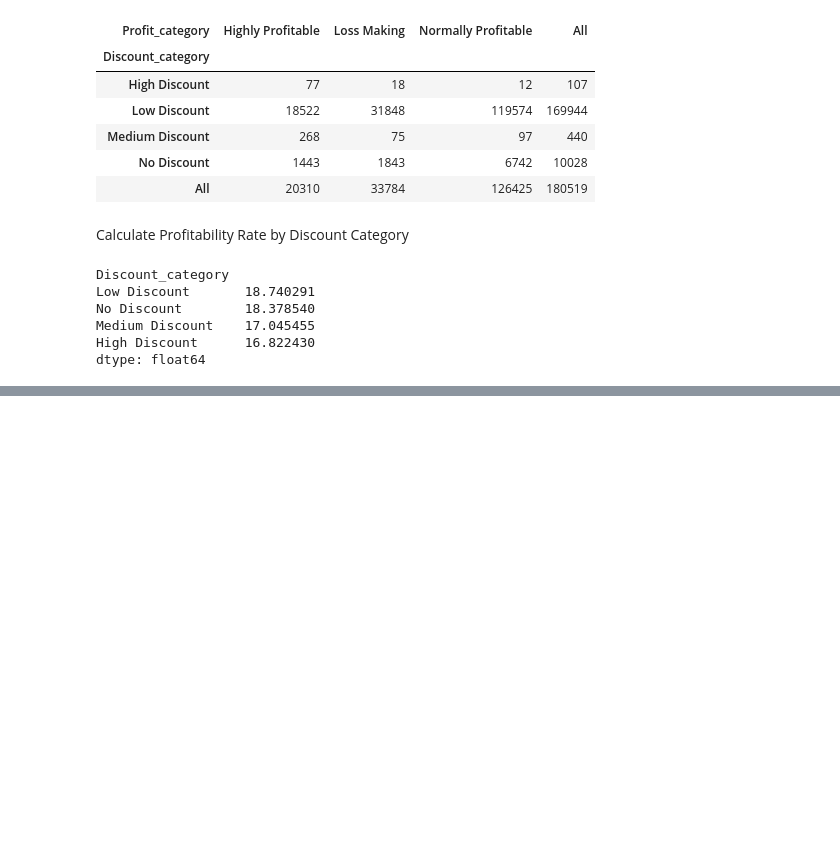
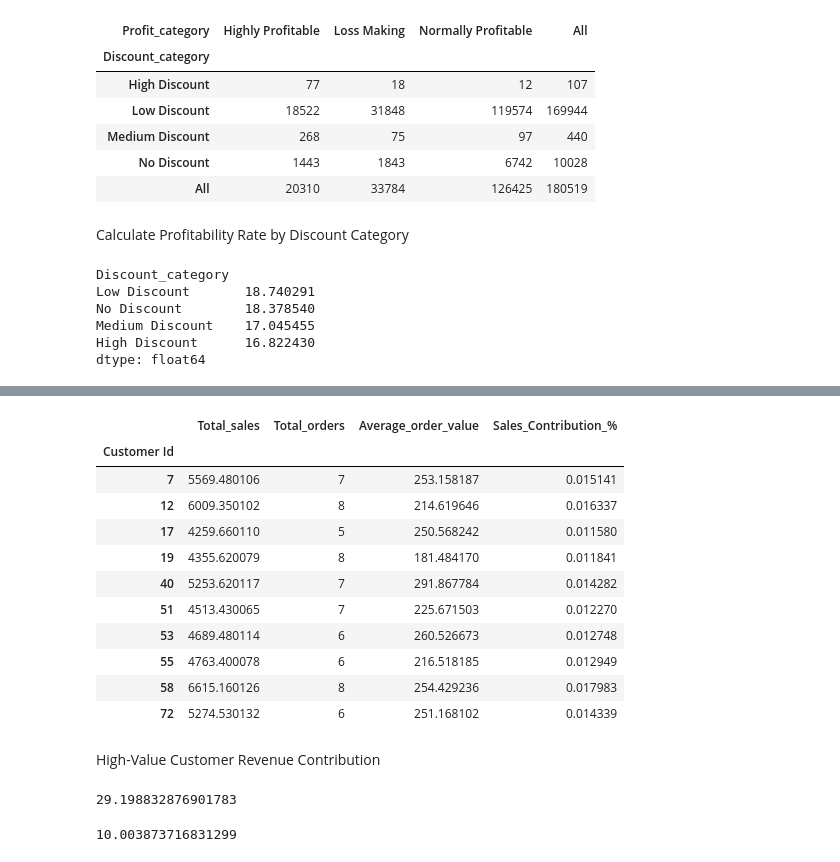
Before and after one commit to ivaibhavpawar1045/Python-Data-Analytics, a Jupyter notebook: 23_advanced_filtering_and_conditional_analysis/advanced_filtering_analysis.ipynb, the cells around one changed output, grey strips where cells are left out. Saved outputs shown, nothing was run; the diff lists cells and outputs as text; code cells hidden in the pictures; blank space fills up the shorter version.

```diff
--- a/23_advanced_filtering_and_conditional_analysis/advanced_filtering_analysis.ipynb
+++ b/23_advanced_filtering_and_conditional_analysis/advanced_filtering_analysis.ipynb
@@ -338,0 +410,39 @@ dtype: float64
+# %%
+high_value_customers.head(10)
+# %% [output]
+|  | Total_sales | Total_orders | Average_order_value | Sales_Contribution_% |
+| Customer Id |  |  |  |  |
+| 7 | 5569.480106 | 7 | 253.158187 | 0.015141 |
+| 12 | 6009.350102 | 8 | 214.619646 | 0.016337 |
+| 17 | 4259.660110 | 5 | 250.568242 | 0.011580 |
+| 19 | 4355.620079 | 8 | 181.484170 | 0.011841 |
+| 40 | 5253.620117 | 7 | 291.867784 | 0.014282 |
+| 51 | 4513.430065 | 7 | 225.671503 | 0.012270 |
+| 53 | 4689.480114 | 6 | 260.526673 | 0.012748 |
+| 55 | 4763.400078 | 6 | 216.518185 | 0.012949 |
+| 58 | 6615.160126 | 8 | 254.429236 | 0.017983 |
+| 72 | 5274.530132 | 6 | 251.168102 | 0.014339 |
+# %% [markdown]
+High-Value Customer Revenue Contribution
+# %%
+high_value_sales = high_value_customers["Total_sales"].sum()
+
+high_value_sales_contribution = (
+    high_value_sales
+    / total_sales
+    * 100
+)
+
+high_value_sales_contribution
+# %% [output]
+29.198832876901783
+# %%
+high_value_customer_share = (
+    high_value_customers.shape[0]
+    / customer_analysis.shape[0]
+    * 100
+)
+
+high_value_customer_share
+# %% [output]
+10.003873716831299
```
Also changed, not shown: parts of 7 cells of this notebook.
